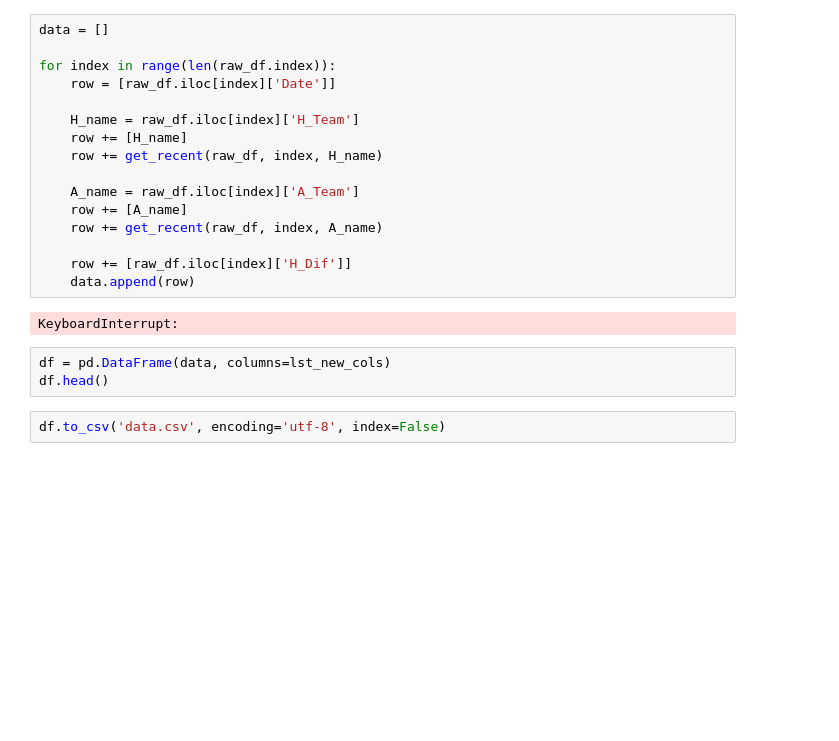
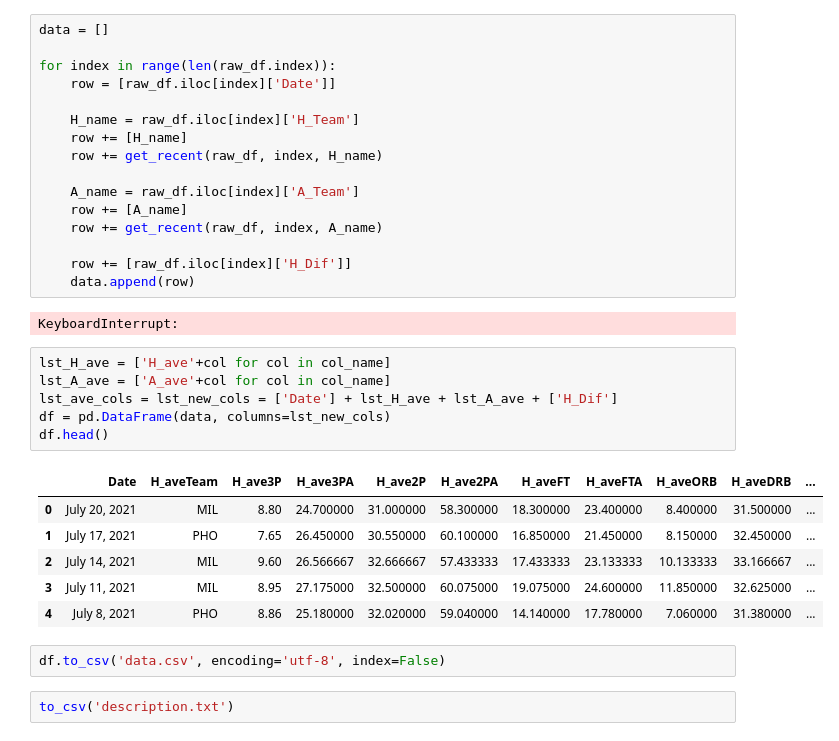
Before and after one commit to MinhVu2018/introDS_final, a Jupyter notebook: data/Preprocess_data.ipynb, the cells around one changed output. Drawn from its saved outputs; the diff is of its cells as text; blank space fills up the shorter version.

```diff
--- a/data/Preprocess_data.ipynb
+++ b/data/Preprocess_data.ipynb
@@ -313,7 +259,19 @@ for index in range(len(raw_df.index)):
 # %% [output]
 KeyboardInterrupt:
 # %%
+lst_H_ave = ['H_ave'+col for col in col_name]
+lst_A_ave = ['A_ave'+col for col in col_name]
+lst_ave_cols = lst_new_cols = ['Date'] + lst_H_ave + lst_A_ave + ['H_Dif']
 df = pd.DataFrame(data, columns=lst_new_cols)
 df.head()
+# %% [output]
+|  | Date | H_aveTeam | H_ave3P | H_ave3PA | H_ave2P | H_ave2PA | H_aveFT | H_aveFTA | H_aveORB | H_aveDRB | ... |
+| 0 | July 20, 2021 | MIL | 8.80 | 24.700000 | 31.000000 | 58.300000 | 18.300000 | 23.400000 | 8.400000 | 31.500000 | ... |
+| 1 | July 17, 2021 | PHO | 7.65 | 26.450000 | 30.550000 | 60.100000 | 16.850000 | 21.450000 | 8.150000 | 32.450000 | ... |
+| 2 | July 14, 2021 | MIL | 9.60 | 26.566667 | 32.666667 | 57.433333 | 17.433333 | 23.133333 | 10.133333 | 33.166667 | ... |
+| 3 | July 11, 2021 | MIL | 8.95 | 27.175000 | 32.500000 | 60.075000 | 19.075000 | 24.600000 | 11.850000 | 32.625000 | ... |
+| 4 | July 8, 2021 | PHO | 8.86 | 25.180000 | 32.020000 | 59.040000 | 14.140000 | 17.780000 | 7.060000 | 31.380000 | ... |
 # %%
 df.to_csv('data.csv', encoding='utf-8', index=False)
+# %%
+to_csv('description.txt')
```
Also changed, not shown: parts of 12 cells of this notebook, 5 other files.
